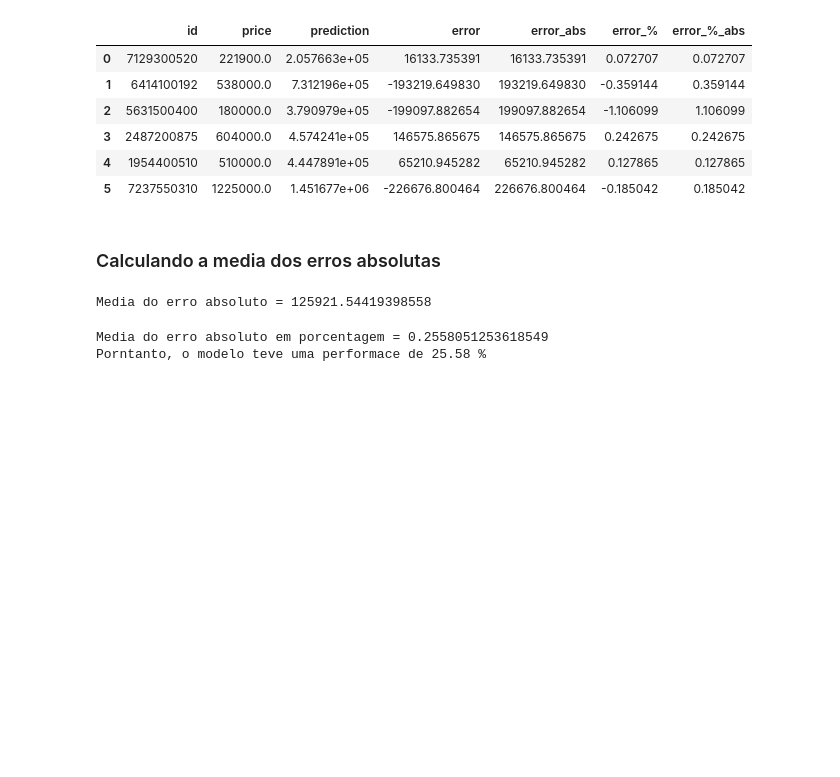
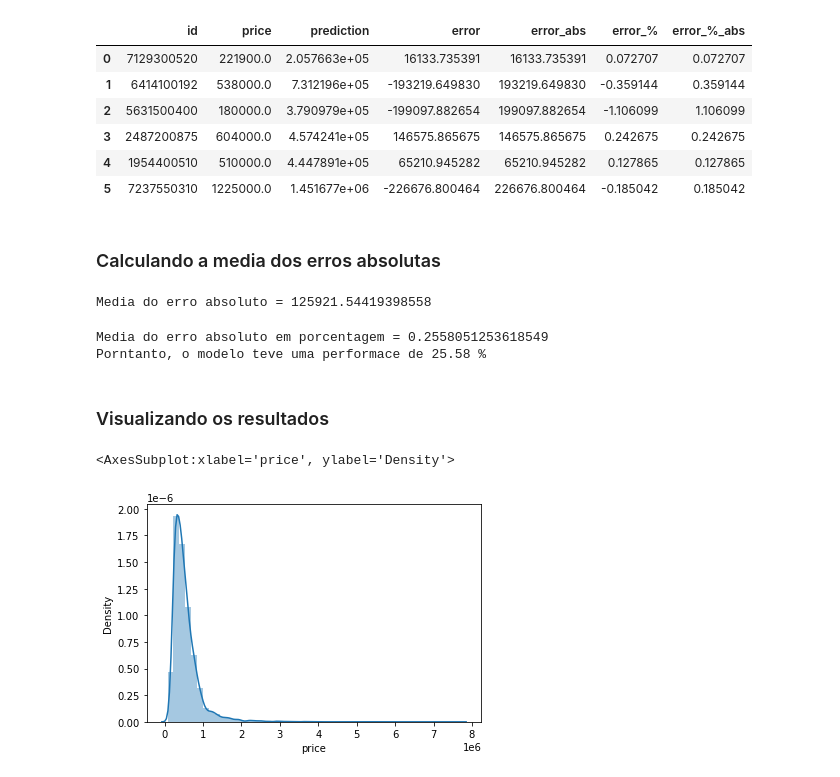
Before and after one commit to PedroVic12/Projetos-Data-Science, a Jupyter notebook: Projeto House Rocket/Analise.ipynb, the cells around one changed output. Saved outputs shown, nothing was run; the diff lists cells and outputs as text; code cells hidden in the pictures; blank space fills up the shorter version.

```diff
--- a/Projeto House Rocket/Analise.ipynb
+++ b/Projeto House Rocket/Analise.ipynb
@@ -175,3 +193,10 @@ print(f'Porntanto, o modelo teve uma performace de {media_erro_absoluto_percentu
 # %% [output]
 Media do erro absoluto em porcentagem = 0.2558051253618549
 Porntanto, o modelo teve uma performace de 25.58 %
+# %% [markdown]
+### Visualizando os resultados
+# %%
+sns.distplot(df_raw['price'])
+# %% [output]
+<AxesSubplot:xlabel='price', ylabel='Density'>
+[figure, added]
```
Also changed, not shown: parts of 7 cells of this notebook, 1 other file.
